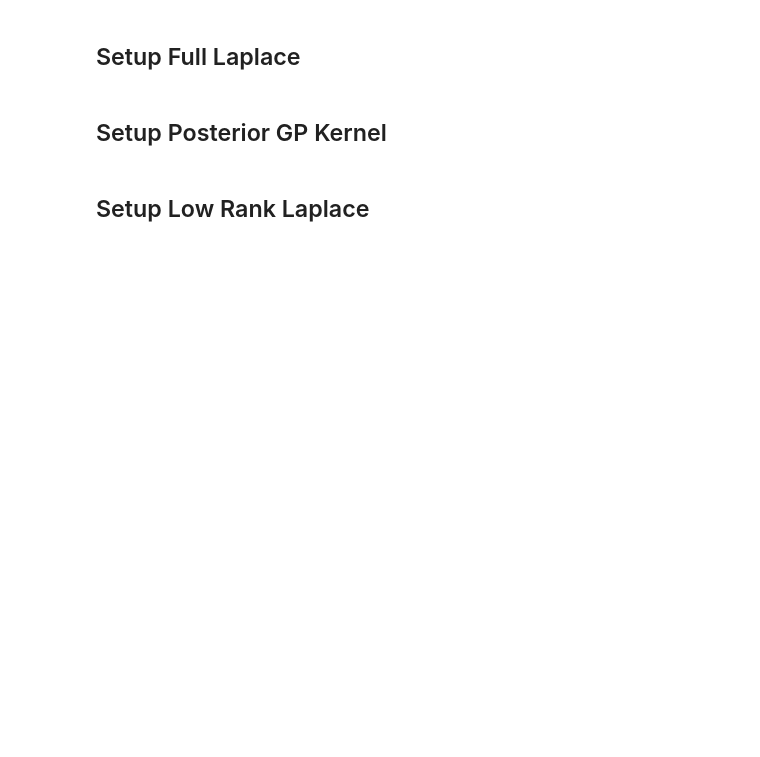
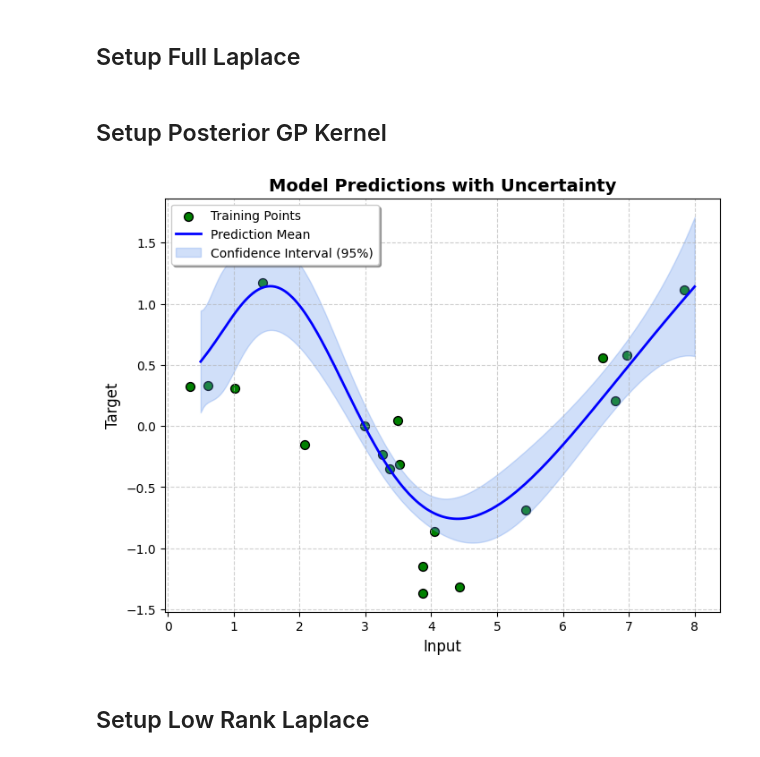
Before and after one commit to lenardrommel/laplax, a Jupyter notebook: examples/0001_posterior_gp_kernel.ipynb, the cells around one changed output. Saved outputs shown, nothing was run; the diff lists cells and outputs as text; code cells hidden in the pictures; blank space fills up the shorter version.

```diff
--- a/examples/0001_posterior_gp_kernel.ipynb
+++ b/examples/0001_posterior_gp_kernel.ipynb
@@ -14,8 +14,10 @@ n_epochs = 1000
 key = jax.random.key(0)
 
 # Sample toy data example
+num_training_samples = 150
+batch_size = 20
 X_train, y_train, train_loader, X_test = get_sinusoid_example(
-    sigma_noise=0.3, batch_size=20
+    num_data=num_training_samples, sigma_noise=0.3, batch_size=batch_size
 )
 # %% [markdown]
 ## Training a MAP
@@ -79,12 +83,18 @@ def model_fn(input, params):
 
 
 train_batch = input_target_split(next(iter(train_loader)))
-ggn_mv = create_ggn_mv(model_fn, params, train_batch, loss_fn="mse")
+ggn_mv = create_ggn_mv(
+    model_fn,
+    params,
+    train_batch,
+    loss_fn="mse",
+    # num_total_samples=num_training_samples,
+)
 # %%
-from laplax.curv.cov import create_posterior_function
+from laplax.curv.cov import create_posterior_fn
 
 # Create Posterior
-get_posterior = create_posterior_function(
+posterior_fn = create_posterior_fn(
     "full",
     mv=ggn_mv,
     layout=params,
@@ -95,29 +105,31 @@ get_posterior = create_posterior_function(
 # %%
 from laplax.eval.pushforward import set_posterior_gp_kernel
 
-prior_arguments = {"prior_prec": 1.0}
+prior_arguments = {"prior_prec": 0.3}
 
 gp_kernel, dist_state = set_posterior_gp_kernel(
     model_fn=model_fn,
     mean=params,
-    posterior_fn=get_posterior,
+    posterior_fn=posterior_fn,
     prior_arguments=prior_arguments,
     dense=True,  # If dense = False, then a kernel-vector product is returned.
     output_layout=1,
 )
 
 X_grid = jnp.linspace(0.5, 8, 200).reshape(200, 1)
 Y_pred = model_fn(X_grid, params)[:, 0]
 
 Y_var = jax.vmap(lambda x: gp_kernel(x, x))(X_grid)[:, 0, 0]
 
 plot_regression_with_uncertainty(
     train_input=train_batch["input"],
     train_target=train_batch["target"],
     X_grid=X_grid,
     Y_pred=Y_pred,
     Y_var=Y_var,
 )
+# %% [output]
+[figure, added]
 # %% [markdown]
 ## Setup Low Rank Laplace
 # %%
```
Also changed, not shown: parts of 3 cells of this notebook, 1 other file.
